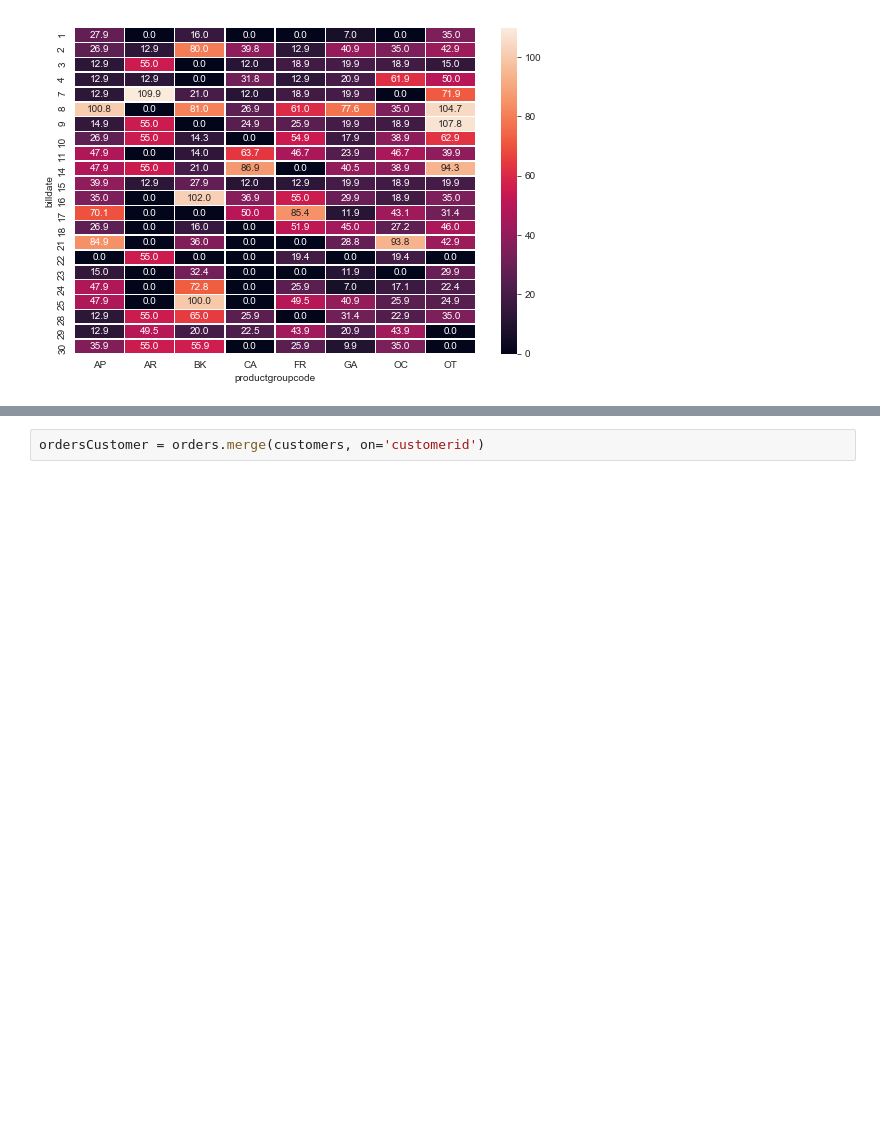
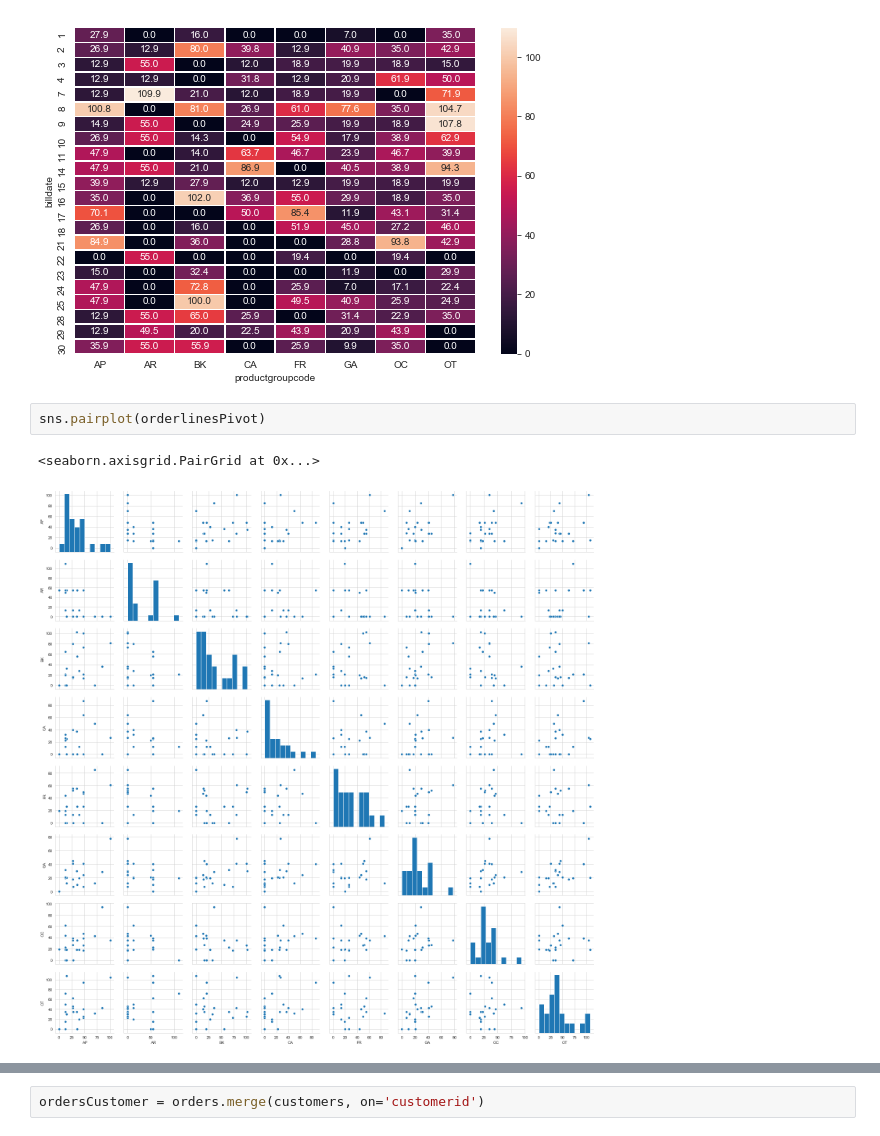
Before and after one commit to MariuszWroc/dataScience, a Jupyter notebook: data science - projekt.ipynb, the cells around one changed output, grey strips where cells are left out. Drawn from its saved outputs; the diff is of its cells as text; blank space fills up the shorter version.

```diff
--- a/data science - projekt.ipynb
+++ b/data science - projekt.ipynb
@@ -263,3 +263,8 @@ sns.heatmap(orderlinesPivot, annot=True, fmt=".01f", linewidths=.5, ax=ax)
 # %% [output]
 <matplotlib.axes._subplots.AxesSubplot at 0x...>
 [figure]
+# %%
+sns.pairplot(orderlinesPivot)
+# %% [output]
+<seaborn.axisgrid.PairGrid at 0x...>
+[figure, added]
```
Also changed, not shown: parts of 7 cells of this notebook.
